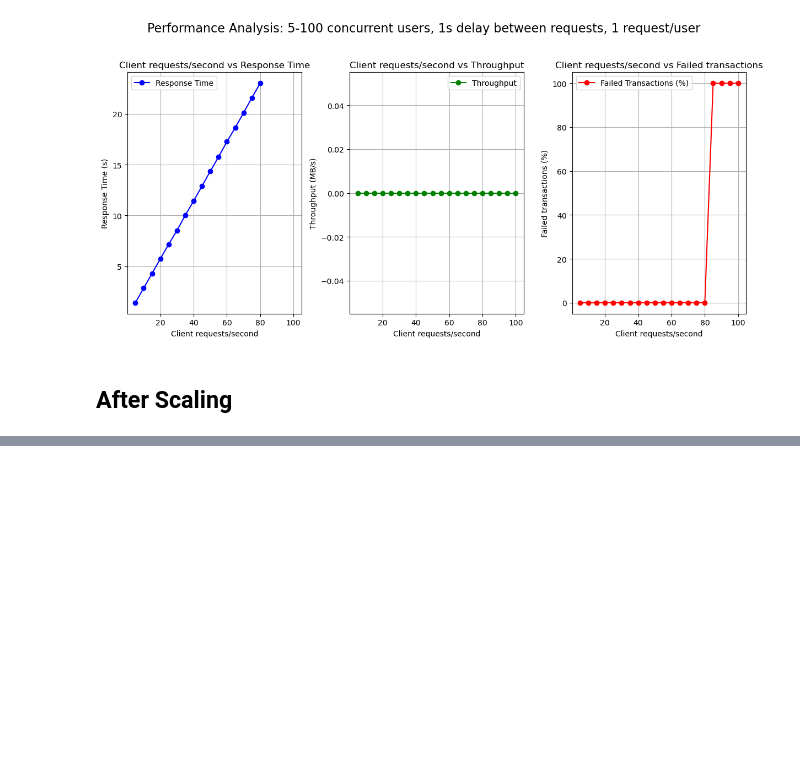
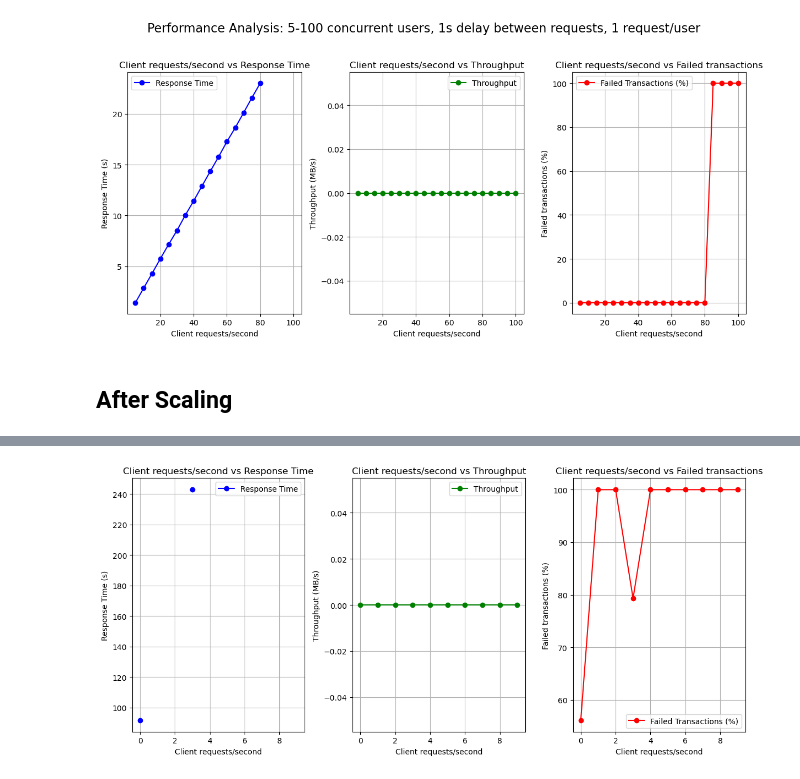
Before and after one commit to bookpanda/2110524-CLOUD-COMP-TECH, a Jupyter notebook: activity/week3/plot.ipynb, the cells around one changed output, grey strips where cells are left out. Cells and saved outputs as stored; diff of their text form; code cells hidden in the pictures; blank space fills up the shorter version.

```diff
--- a/activity/week3/plot.ipynb
+++ b/activity/week3/plot.ipynb
@@ -83,0 +84,43 @@ NameError: name 'read_log_file' is not defined
+# %%
+log_file_path = './logs-iaas/with-scaling/siege-c150-d1-r1.log'
+log_data = read_log_file(log_file_path)
+results = parse_siege_logs(log_data)
+# plot_results(results, 'Performance Analysis: 5-200 concurrent users, 1s delay between requests, 1 request/user')
+
+# c_values = [res['c'] for res in results]
+c_values = [i for i in range(10)]
+response_times = [res['response_time'] for res in results]
+throughputs = [res['throughput'] for res in results]
+percent_failed_transactions = [res['failed_transactions'] * 100/(res['transactions']+res['failed_transactions']) for res in results]
+
+fig, (ax1, ax2, ax3) = plt.subplots(1, 3, figsize=(12, 6), sharex=True)
+
+# Plot response time on the left
+ax1.plot(c_values, response_times, 'b-o', label='Response Time')
+ax1.set_title('Client requests/second vs Response Time')
+ax1.set_xlabel('Client requests/second')
+ax1.set_ylabel('Response Time (s)')
+ax1.legend()
+ax1.grid()
+
+# Plot throughput in the middle
+ax2.plot(c_values, throughputs, 'g-o', label='Throughput')
+ax2.set_title('Client requests/second vs Throughput')
+ax2.set_xlabel('Client requests/second')
+ax2.set_ylabel('Throughput (MB/s)')
+ax2.legend()
+ax2.grid()
+
+# Plot throughput on the right
+ax3.plot(c_values, percent_failed_transactions, 'r-o', label='Failed Transactions (%)')
+ax3.set_title('Client requests/second vs Failed transactions')
+ax3.set_xlabel('Client requests/second')
+ax3.set_ylabel('Failed transactions (%)')
+ax3.legend()
+ax3.grid()
+
+fig.suptitle("", fontsize=16)
+plt.tight_layout(rect=[0, 0, 1, 0.95])
+plt.show()
+# %% [output]
+[figure, added]
```
Also changed, not shown: parts of 1 cell of this notebook, 1 other file.
